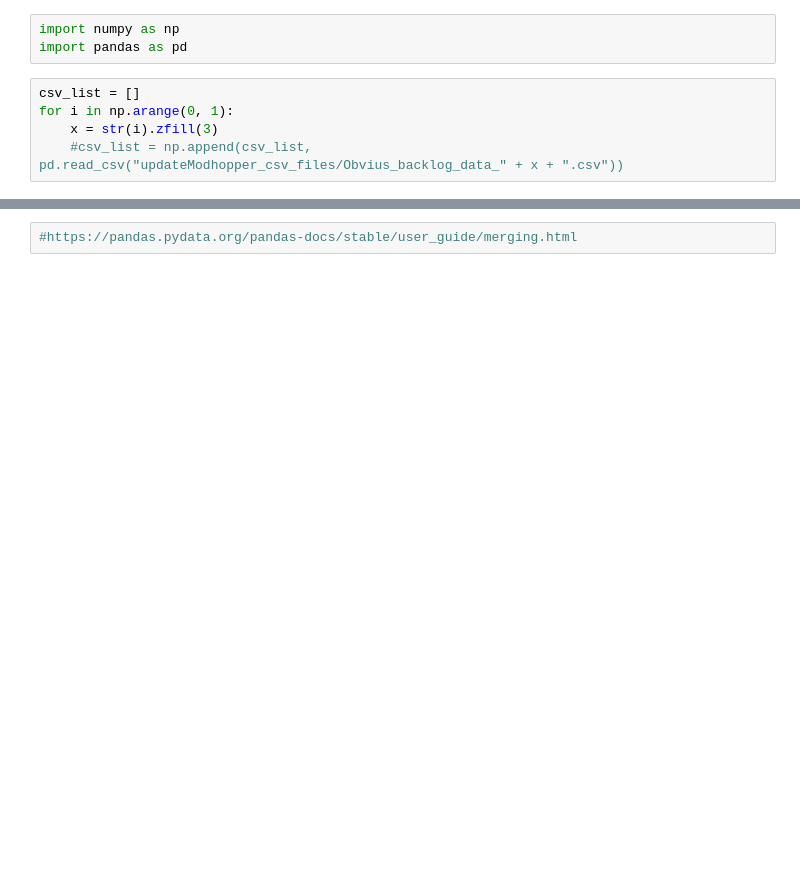
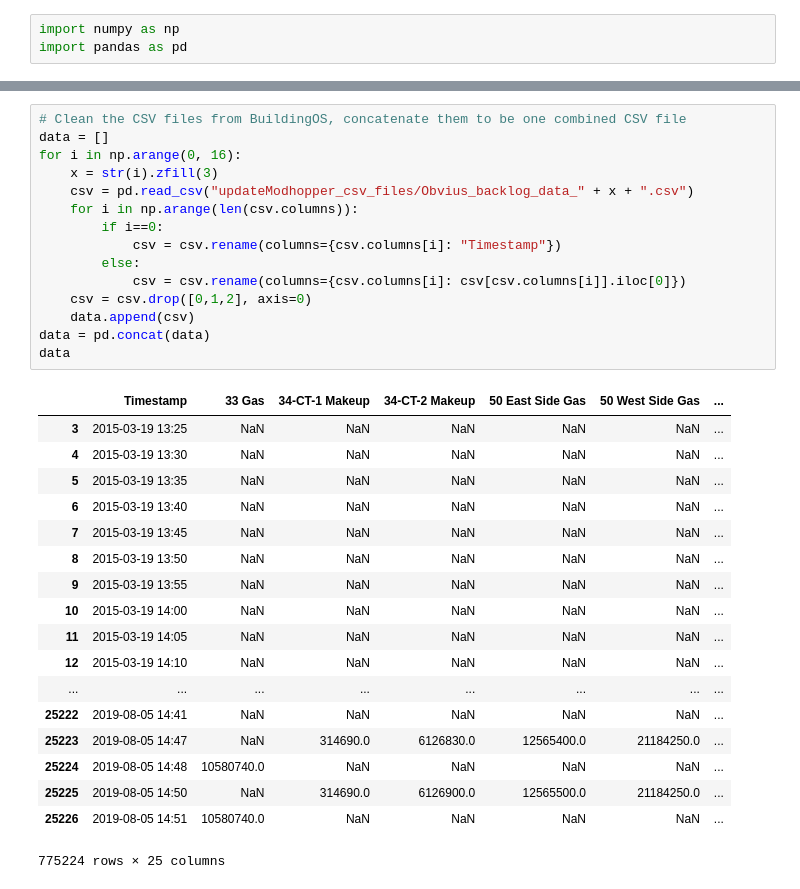
Before and after one commit to ralphou/acquisuite_pipeline, a Jupyter notebook: formatLucidCsvFiles.ipynb, the cells around one changed output, grey strips where cells are left out. Saved outputs shown, nothing was run; the diff lists cells and outputs as text; blank space fills up the shorter version.

Commit message:
cleaned csv files for backlog (yay!)

```diff
--- a/formatLucidCsvFiles.ipynb
+++ b/formatLucidCsvFiles.ipynb
@@ -1,8 +1,3 @@
 # %%
 import numpy as np
 import pandas as pd
-# %%
-csv_list = []
-for i in np.arange(0, 1):
-    x = str(i).zfill(3)
-    #csv_list = np.append(csv_list, pd.read_csv("updateModhopper_csv_files/Obvius_backlog_data_" + x + ".csv"))
@@ -32,2 +4,34 @@ pd.read_csv("updateModhopper_csv_files/Obvius_backlog_data_" + x + ".csv")
-# %%
-#https://pandas.pydata.org/pandas-docs/stable/user_guide/merging.html
+# %%
+# Clean the CSV files from BuildingOS, concatenate them to be one combined CSV file
+data = []
+for i in np.arange(0, 16):
+    x = str(i).zfill(3)
+    csv = pd.read_csv("updateModhopper_csv_files/Obvius_backlog_data_" + x + ".csv")
+    for i in np.arange(len(csv.columns)):
+        if i==0:
+            csv = csv.rename(columns={csv.columns[i]: "Timestamp"})
+        else:
+            csv = csv.rename(columns={csv.columns[i]: csv[csv.columns[i]].iloc[0]})
+    csv = csv.drop([0,1,2], axis=0)
+    data.append(csv)
+data = pd.concat(data)
+data
+# %% [output]
+|  | Timestamp | 33 Gas | 34-CT-1 Makeup | 34-CT-2 Makeup | 50 East Side Gas | 50 West Side Gas | ... |
+| 3 | 2015-03-19 13:25 | NaN | NaN | NaN | NaN | NaN | ... |
+| 4 | 2015-03-19 13:30 | NaN | NaN | NaN | NaN | NaN | ... |
+| 5 | 2015-03-19 13:35 | NaN | NaN | NaN | NaN | NaN | ... |
+| 6 | 2015-03-19 13:40 | NaN | NaN | NaN | NaN | NaN | ... |
+| 7 | 2015-03-19 13:45 | NaN | NaN | NaN | NaN | NaN | ... |
+| 8 | 2015-03-19 13:50 | NaN | NaN | NaN | NaN | NaN | ... |
+| 9 | 2015-03-19 13:55 | NaN | NaN | NaN | NaN | NaN | ... |
+| 10 | 2015-03-19 14:00 | NaN | NaN | NaN | NaN | NaN | ... |
+| 11 | 2015-03-19 14:05 | NaN | NaN | NaN | NaN | NaN | ... |
+| 12 | 2015-03-19 14:10 | NaN | NaN | NaN | NaN | NaN | ... |
+| ... | ... | ... | ... | ... | ... | ... | ... |
+| 25222 | 2019-08-05 14:41 | NaN | NaN | NaN | NaN | NaN | ... |
+| 25223 | 2019-08-05 14:47 | NaN | 314690.0 | 6126830.0 | 12565400.0 | 21184250.0 | ... |
+| 25224 | 2019-08-05 14:48 | 10580740.0 | NaN | NaN | NaN | NaN | ... |
+| 25225 | 2019-08-05 14:50 | NaN | 314690.0 | 6126900.0 | 12565500.0 | 21184250.0 | ... |
+| 25226 | 2019-08-05 14:51 | 10580740.0 | NaN | NaN | NaN | NaN | ... |
+775224 rows × 25 columns
```
Also changed, not shown: parts of 5 cells of this notebook, 26 other files.
